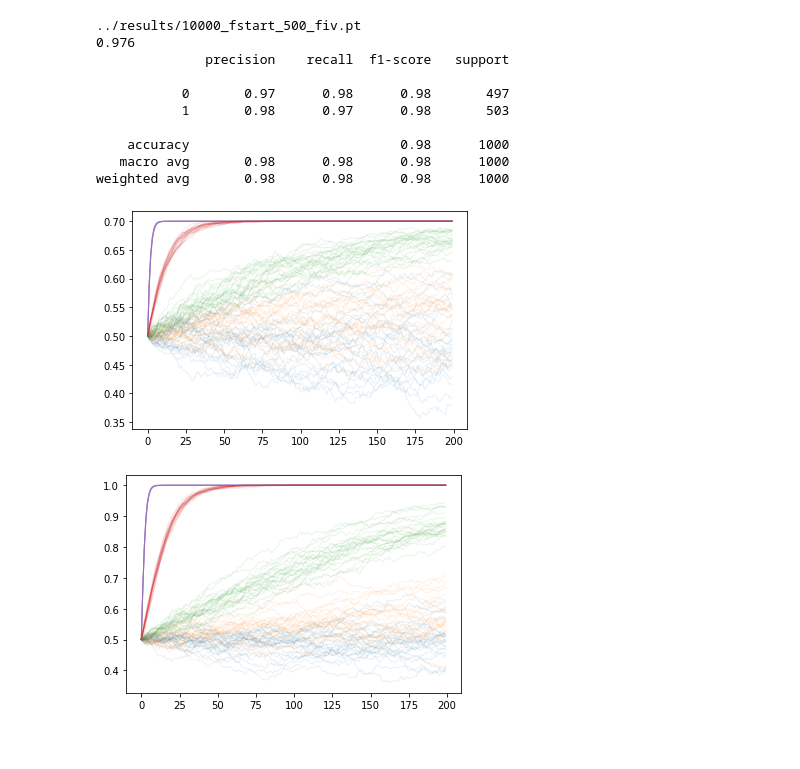
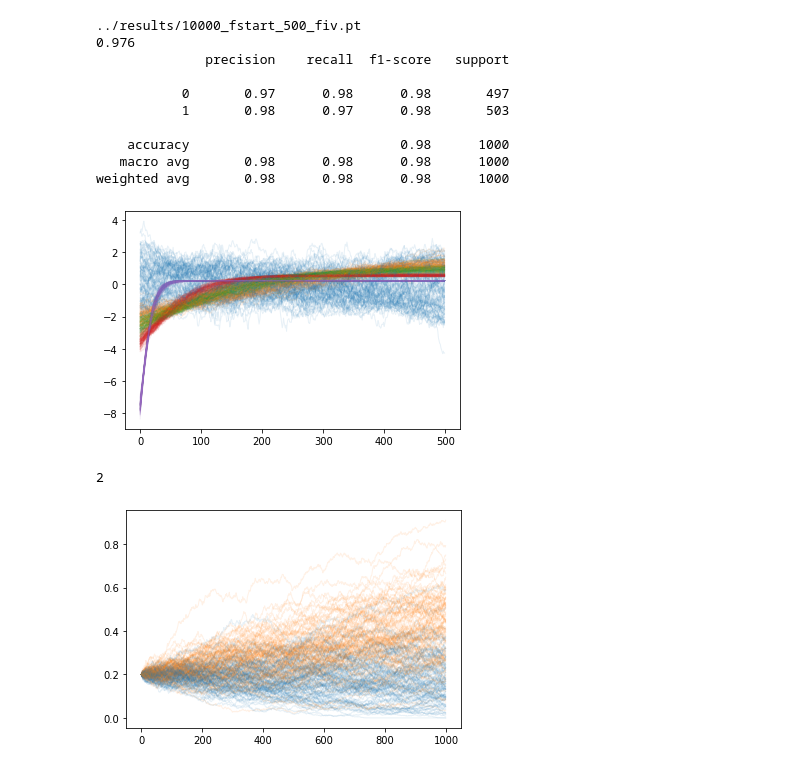
Before and after one commit to fbkarsdorp/nnfit, a Jupyter notebook: notebooks/analysis.ipynb, the cells around one changed output. Saved outputs shown, nothing was run; the diff lists cells and outputs as text; code cells hidden in the pictures.

```diff
--- a/notebooks/analysis.ipynb
+++ b/notebooks/analysis.ipynb
@@ -11,19 +11,18 @@
 # %%
 import torch
 # %%
-def load_model(n_agents, varying_start_value, timesteps, distortion, fiv, model):
+def load_model(n_agents, varying_start_value, timesteps, distortion, fiv, model, lr):
     start = "vstart" if varying_start_value else "fstart"
     distortion = "_distortion" if distortion else ""
     fiv = "_fiv" if fiv else ""
-    path = f'../results/{n_agents}_{start}_{timesteps}{distortion}{fiv}_{model}.pt'
-    print(model)
+    path = f'../results/{n_agents}_{start}_{timesteps}{distortion}{fiv}_{model}_{lr}.pt'
     if model == "RESNET":
-        print("HERE", path)
         model = ResNet(1)
-    else:
+    elif model == "FCN":
         model = FCN(1, 1)
+    elif model == "INCEPTION":
+        model = InceptionTime(1, 1)
     model.load_state_dict(torch.load(path))
-    print(path)
     return model
 
 def get_bins(timesteps, min_bin_length=4):
@@ -60,16 +38,27 @@ import numpy as np
 import pandas as pd
 import tqdm
 
-n_agents, timesteps, varying_start_value, distortion, fiv, model = 10000, 200, True, False, False, "RESNET"
-model = load_model(n_agents, varying_start_value, timesteps, distortion, fiv, model)
-model.eval()
+# (n_agents, timesteps, varying_start_value,
+#  distortion, fiv, model, lr) = 10000, 500, True, False, False, "FCN", 6e-5
+# model = load_model(n_agents, varying_start_value, timesteps, distortion, fiv, model, lr)
+# model.eval()
+model = InceptionTime(1, 1)
+# model.load_state_dict(torch.load("../results/a3007964.pt")["state_dict"]) # good one
+# model.load_state_dict(torch.load("../results/32a610b0.pt")["state_dict"]) # good one
+# model.load_state_dict(torch.load("../results/87ae1186.pt")["state_dict"]) # OK one
+model.load_state_dict(torch.load("../results/8b3ca1bc.pt")["state_dict"])
+
+timesteps = 500
+n_agents = 5000
 
 device = torch.device("cuda")
 model.to(device)
+model.eval()
 
 bins = get_bins(timesteps)
 
-n_reps = 1000
+n_reps = 100
 
+# selection_values = np.array(sorted(np.concatenate(([0], loguniform(0.001, 1, 200 - 1)))))
 selection_values = np.concatenate(
-    ([0], np.exp(np.linspace(np.log(0.001), np.log(1), timesteps - 1))))
+   ([0], np.exp(np.linspace(np.log(0.001), np.log(1), 200 - 1))))
@@ -88,7 +71,9 @@ for rep in tqdm.trange(n_reps):
         data = wright_fisher(n_agents, timesteps, selection, start=0.5)
         for bin_size in bins:
             binned_data = apply_binning(data, bin_size, n_agents)
-            data_dict[bin_size].append((selection, torch.FloatTensor(binned_data)))
+            x = np.array(binned_data)
+            x = (x - x.mean()) / x.std()
+            data_dict[bin_size].append((selection, torch.FloatTensor(x)))
 
             # Perform the FIT test
             fit = frequency_increment_test(np.arange(1, len(binned_data) + 1), binned_data)
@@ -795,16 +889,21 @@ print(classification_report(y_true, y_pred))
 weighted avg       0.98      0.98      0.98      1000
 # %%
 
-for _ in range(25):
-    for i, s in enumerate((0, 0.001, 0.01, 0.1, 1)):
-        x = wright_fisher(10000, 200, s, start=0.8) / 10000
-        plt.plot(x - (x[0] - 0.5), color=f"C{i}", alpha=0.1, lw=1)
+for _ in range(100):
+    for i, s in enumerate((0, 0.005, 0.01, 0.02, 0.1)):
+        x = wright_fisher(5000, 500, s, start=0.5) / 5000
+        plt.plot((x - x.mean()) / x.std(), color=f"C{i}", alpha=0.1, lw=1)
 # %% [output]
-[figure, old version]
+[figure, new version]
 # %%
-for _ in range(25):
-    for i, s in enumerate((0, 0.001, 0.01, 0.1, 1)):
-        x = wright_fisher(10000, 200, s, start=0.5) / 10000
+zeros = 0
+for _ in range(100):
+    for i, s in enumerate((0, 0.001)):
+        x = wright_fisher(10000, 1000, s, start=0.2) / 10000
         plt.plot(x, color=f"C{i}", alpha=0.1, lw=1)
+        if x[-1] == 0:
+            zeros += 1
+print(zeros)
 # %% [output]
+2
-[figure, old version]
+[figure, new version]
```
Also changed, not shown: parts of 16 cells of this notebook, 1 other file.
